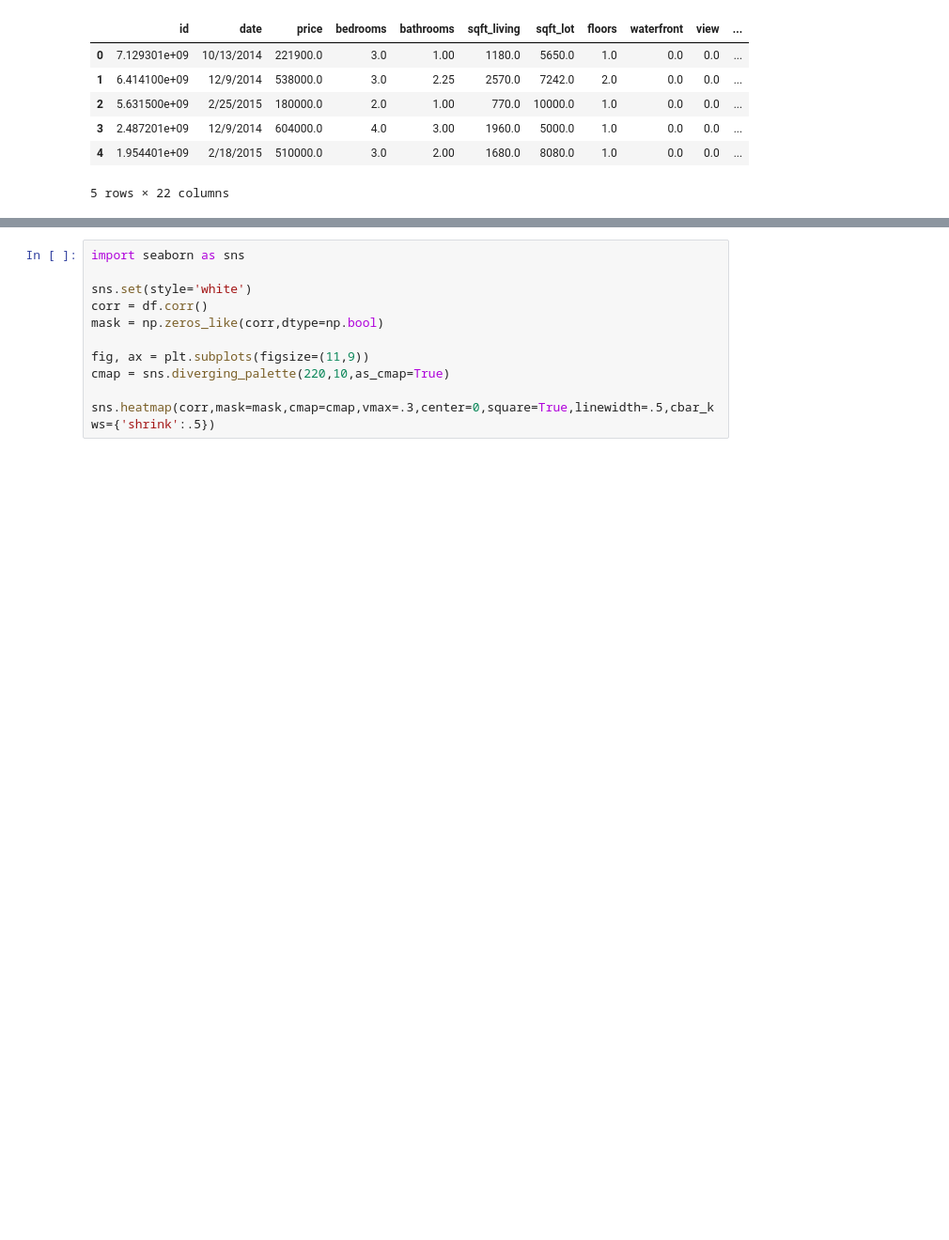
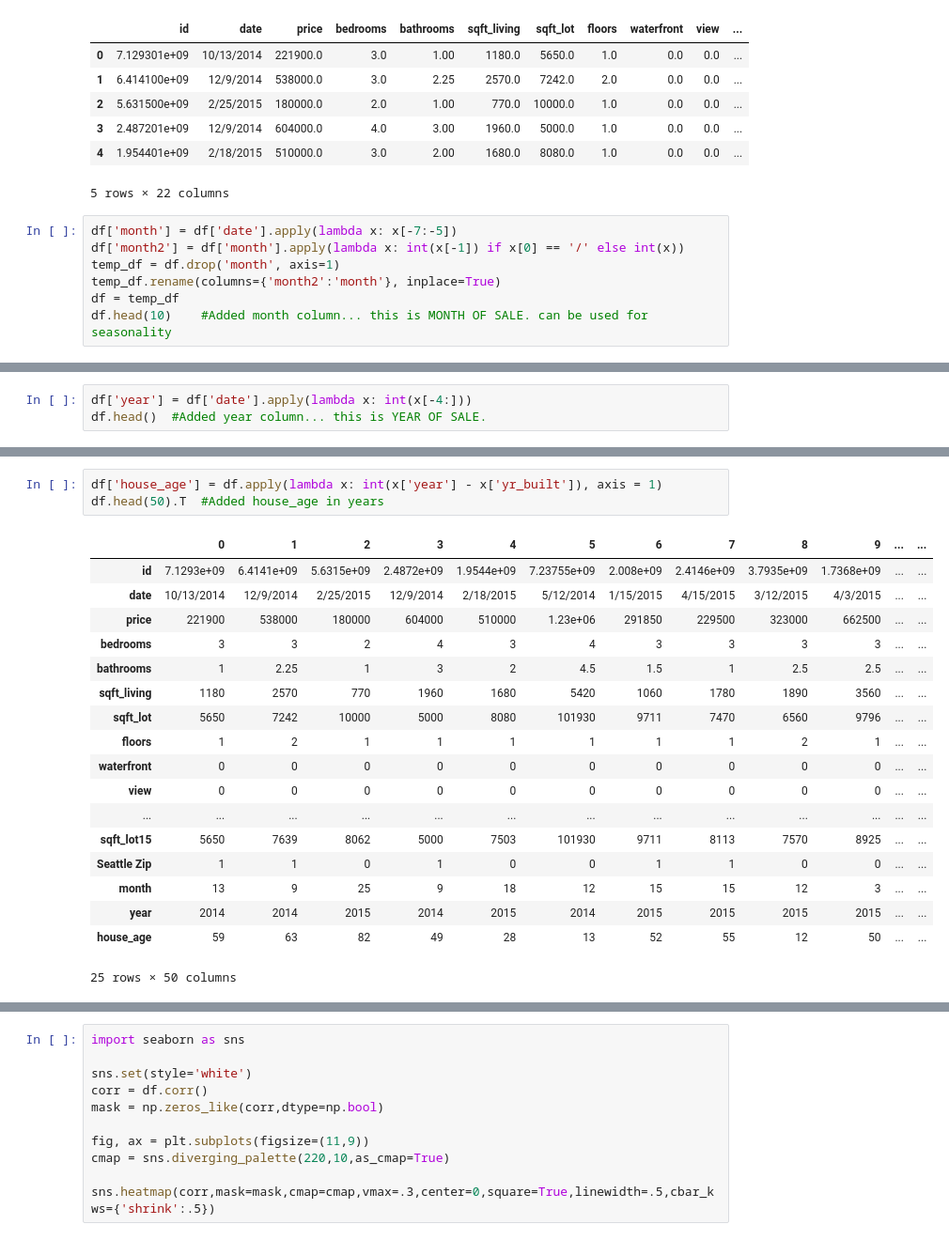
Before and after one commit to mandoiwanaga/dsc-1-final-project, a Jupyter notebook: project.ipynb, the cells around one changed output, grey strips where cells are left out. Shown at 94% size. Saved outputs shown, nothing was run; the diff lists cells and outputs as text; blank space fills up the shorter version.

Commit message:
Added living sqft / nearest 15, year of home when built

```diff
--- a/project.ipynb
+++ b/project.ipynb
@@ -144,3 +144,10 @@ df.head()  #Seattle Zip = 1  --> MEANS the zip code is in Seattle
 | 3 | 2.487201e+09 | 12/9/2014 | 604000.0 | 4.0 | 3.00 | 1960.0 | 5000.0 | 1.0 | 0.0 | 0.0 | ... |
 | 4 | 1.954401e+09 | 2/18/2015 | 510000.0 | 3.0 | 2.00 | 1680.0 | 8080.0 | 1.0 | 0.0 | 0.0 | ... |
 5 rows × 22 columns
+# %%
+df['month'] = df['date'].apply(lambda x: x[-7:-5])
+df['month2'] = df['month'].apply(lambda x: int(x[-1]) if x[0] == '/' else int(x))
+temp_df = df.drop('month', axis=1)
+temp_df.rename(columns={'month2':'month'}, inplace=True)
+df = temp_df
+df.head(10)    #Added month column... this is MONTH OF SALE. can be used for seasonality
@@ -146,0 +167,3 @@ df.head()  #Seattle Zip = 1  --> MEANS the zip code is in Seattle
+# %%
+df['year'] = df['date'].apply(lambda x: int(x[-4:]))
+df.head()  #Added year column... this is YEAR OF SALE.
@@ -146,0 +178,22 @@ df.head()  #Seattle Zip = 1  --> MEANS the zip code is in Seattle
+# %%
+df['house_age'] = df.apply(lambda x: int(x['year'] - x['yr_built']), axis = 1)
+df.head(50).T  #Added house_age in years
+# %% [output]
+|  | 0 | 1 | 2 | 3 | 4 | 5 | 6 | 7 | 8 | 9 | ... | ... |
+| id | 7.1293e+09 | 6.4141e+09 | 5.6315e+09 | 2.4872e+09 | 1.9544e+09 | 7.23755e+09 | 2.008e+09 | 2.4146e+09 | 3.7935e+09 | 1.7368e+09 | ... | ... |
+| date | 10/13/2014 | 12/9/2014 | 2/25/2015 | 12/9/2014 | 2/18/2015 | 5/12/2014 | 1/15/2015 | 4/15/2015 | 3/12/2015 | 4/3/2015 | ... | ... |
+| price | 221900 | 538000 | 180000 | 604000 | 510000 | 1.23e+06 | 291850 | 229500 | 323000 | 662500 | ... | ... |
+| bedrooms | 3 | 3 | 2 | 4 | 3 | 4 | 3 | 3 | 3 | 3 | ... | ... |
+| bathrooms | 1 | 2.25 | 1 | 3 | 2 | 4.5 | 1.5 | 1 | 2.5 | 2.5 | ... | ... |
+| sqft_living | 1180 | 2570 | 770 | 1960 | 1680 | 5420 | 1060 | 1780 | 1890 | 3560 | ... | ... |
+| sqft_lot | 5650 | 7242 | 10000 | 5000 | 8080 | 101930 | 9711 | 7470 | 6560 | 9796 | ... | ... |
+| floors | 1 | 2 | 1 | 1 | 1 | 1 | 1 | 1 | 2 | 1 | ... | ... |
+| waterfront | 0 | 0 | 0 | 0 | 0 | 0 | 0 | 0 | 0 | 0 | ... | ... |
+| view | 0 | 0 | 0 | 0 | 0 | 0 | 0 | 0 | 0 | 0 | ... | ... |
+| ... | ... | ... | ... | ... | ... | ... | ... | ... | ... | ... | ... | ... |
+| sqft_lot15 | 5650 | 7639 | 8062 | 5000 | 7503 | 101930 | 9711 | 8113 | 7570 | 8925 | ... | ... |
+| Seattle Zip | 1 | 1 | 0 | 1 | 0 | 0 | 1 | 1 | 0 | 0 | ... | ... |
+| month | 13 | 9 | 25 | 9 | 18 | 12 | 15 | 15 | 12 | 3 | ... | ... |
+| year | 2014 | 2014 | 2015 | 2014 | 2015 | 2014 | 2015 | 2015 | 2015 | 2015 | ... | ... |
+| house_age | 59 | 63 | 82 | 49 | 28 | 13 | 52 | 55 | 12 | 50 | ... | ... |
+25 rows × 50 columns
```
Also changed, not shown: parts of 4 cells of this notebook.
